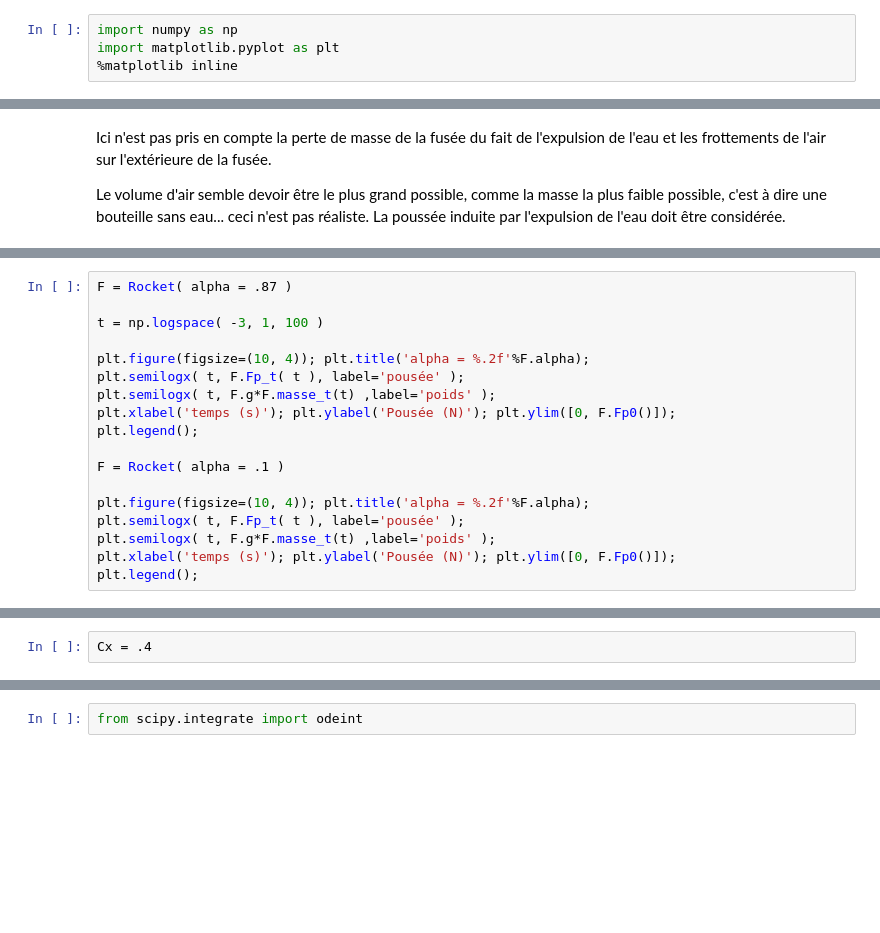
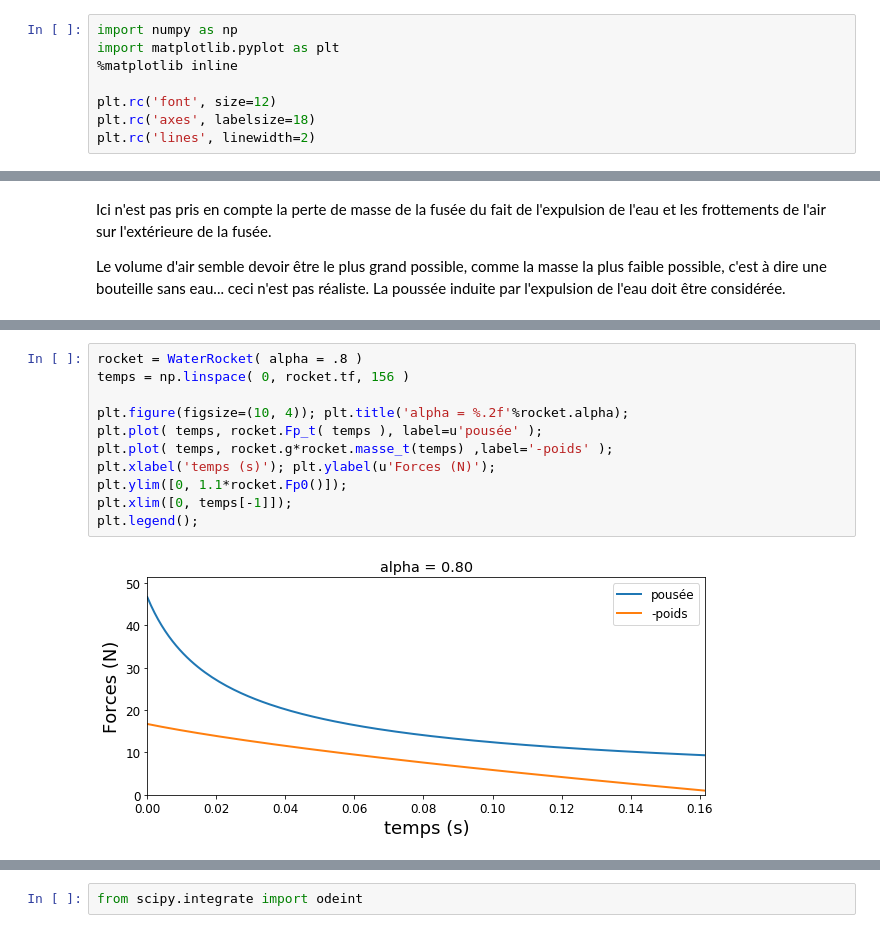
Before and after one commit to xdze2/xdze2.github.io-src, a Jupyter notebook: content/physique/fusee.ipynb, the cells around one changed output, grey strips where cells are left out. Cells and saved outputs as stored; diff of their text form; blank space fills up the shorter version.

```diff
--- a/content/physique/fusee.ipynb
+++ b/content/physique/fusee.ipynb
@@ -2,6 +2,10 @@
 import numpy as np
 import matplotlib.pyplot as plt
 %matplotlib inline
+
+plt.rc('font', size=12)
+plt.rc('axes', labelsize=18)
+plt.rc('lines', linewidth=2)
 # %% [markdown]
 # Fusée à eau
 
@@ -222,18 +64,0 @@ class Rocket():
-# %%
-F = Rocket( alpha = .87 )
-
-t = np.logspace( -3, 1, 100 )
-
-plt.figure(figsize=(10, 4)); plt.title('alpha = %.2f'%F.alpha);
-plt.semilogx( t, F.Fp_t( t ), label='pousée' );
-plt.semilogx( t, F.g*F.masse_t(t) ,label='poids' );
-plt.xlabel('temps (s)'); plt.ylabel('Pousée (N)'); plt.ylim([0, F.Fp0()]);
-plt.legend();
-
-F = Rocket( alpha = .1 )
-
-plt.figure(figsize=(10, 4)); plt.title('alpha = %.2f'%F.alpha);
-plt.semilogx( t, F.Fp_t( t ), label='pousée' );
-plt.semilogx( t, F.g*F.masse_t(t) ,label='poids' );
-plt.xlabel('temps (s)'); plt.ylabel('Pousée (N)'); plt.ylim([0, F.Fp0()]);
-plt.legend();
@@ -251,2 +64,0 @@ On peut à partir de ce modèle determiner le taux de remplissage en eau ($\alph
-# %%
-Cx = .4
@@ -273,0 +290,13 @@ integration numérique jusqu'à $t_f$, puis une autre si trainé
+# %%
+rocket = WaterRocket( alpha = .8 )
+temps = np.linspace( 0, rocket.tf, 156 )
+
+plt.figure(figsize=(10, 4)); plt.title('alpha = %.2f'%rocket.alpha);
+plt.plot( temps, rocket.Fp_t( temps ), label=u'pousée' );
+plt.plot( temps, rocket.g*rocket.masse_t(temps) ,label='-poids' );
+plt.xlabel('temps (s)'); plt.ylabel(u'Forces (N)');
+plt.ylim([0, 1.1*rocket.Fp0()]);
+plt.xlim([0, temps[-1]]);
+plt.legend();
+# %% [output]
+[figure, added]
```
Also changed, not shown: parts of 57 cells of this notebook.
